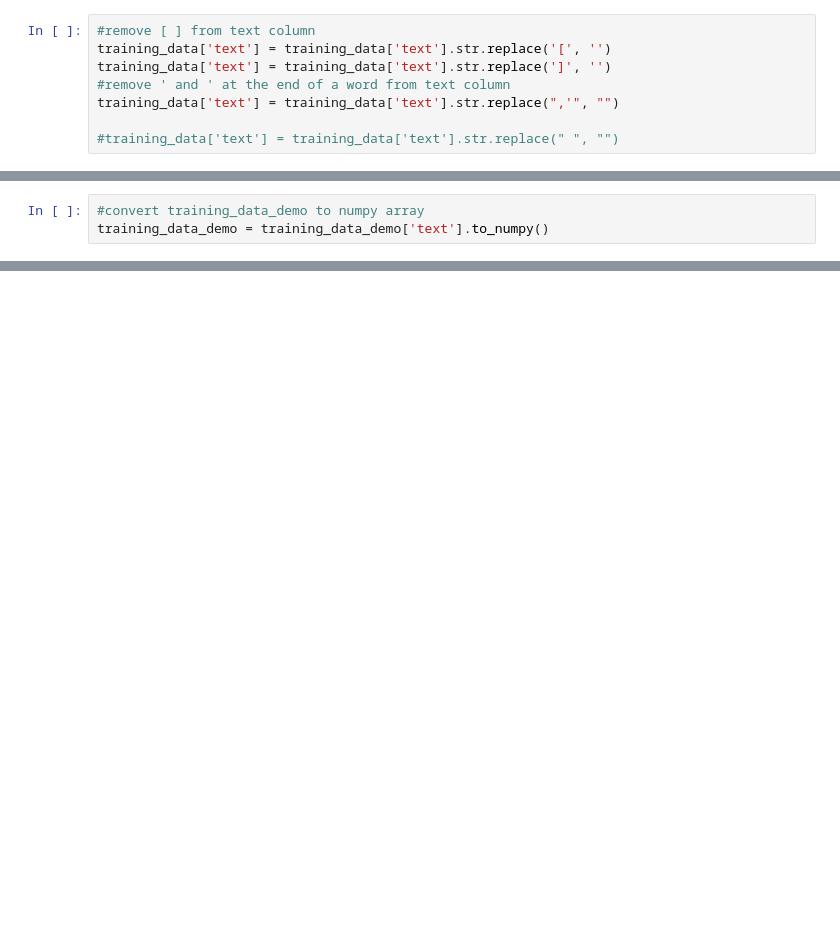
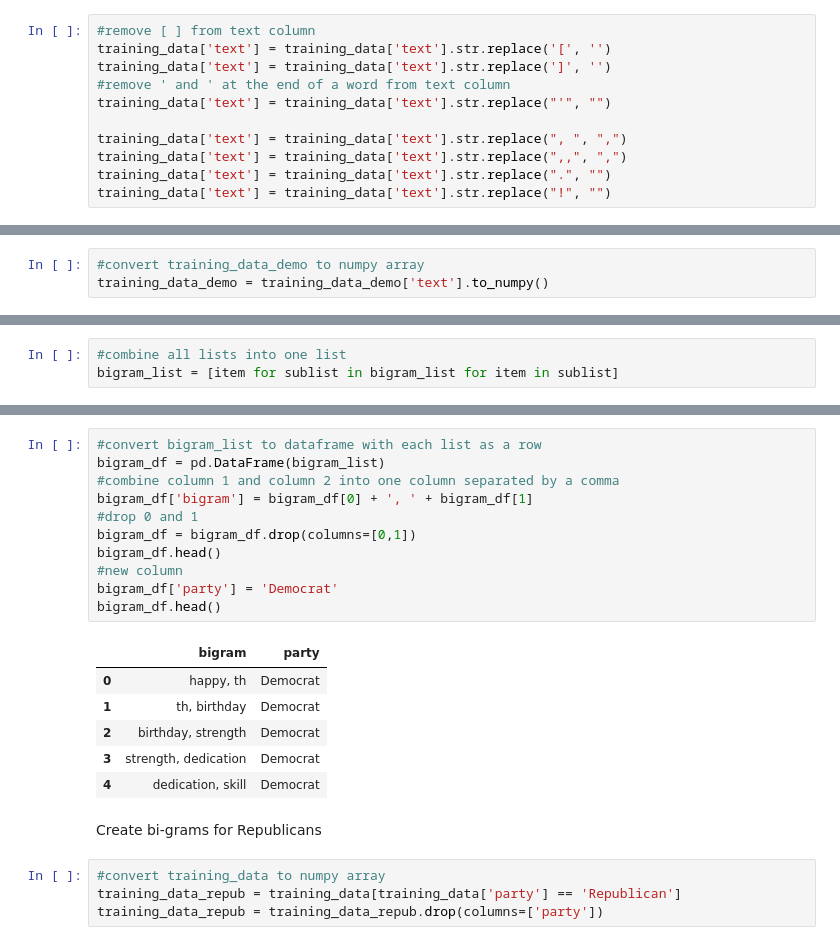
Before and after one commit to celisa/Political-Orientation-Classifier, a Jupyter notebook: 02_gen_mod/gen_mod_testing.ipynb, the cells around one changed output, grey strips where cells are left out. Saved outputs shown, nothing was run; the diff lists cells and outputs as text; blank space fills up the shorter version.

Commit message:
data cleaning for naive bayes p2

```diff
--- a/02_gen_mod/gen_mod_testing.ipynb
+++ b/02_gen_mod/gen_mod_testing.ipynb
@@ -14,8 +21,11 @@ training_data.head()
 training_data['text'] = training_data['text'].str.replace('[', '')
 training_data['text'] = training_data['text'].str.replace(']', '')
 #remove ' and ' at the end of a word from text column
-training_data['text'] = training_data['text'].str.replace(",'", "")
+training_data['text'] = training_data['text'].str.replace("'", "")
 
-#training_data['text'] = training_data['text'].str.replace(" ", "")
+training_data['text'] = training_data['text'].str.replace(", ", ",")
+training_data['text'] = training_data['text'].str.replace(",,", ",")
+training_data['text'] = training_data['text'].str.replace(".", "")
+training_data['text'] = training_data['text'].str.replace("!", "")
 # %%
 training_data.head()
@@ -56,0 +120,3 @@ bigram_list[0]
+# %%
+#combine all lists into one list
+bigram_list = [item for sublist in bigram_list for item in sublist]
@@ -56,0 +143,24 @@ bigram_list[0]
+# %%
+#convert bigram_list to dataframe with each list as a row
+bigram_df = pd.DataFrame(bigram_list)
+#combine column 1 and column 2 into one column separated by a comma
+bigram_df['bigram'] = bigram_df[0] + ', ' + bigram_df[1]
+#drop 0 and 1
+bigram_df = bigram_df.drop(columns=[0,1])
+bigram_df.head()
+#new column
+bigram_df['party'] = 'Democrat'
+bigram_df.head()
+# %% [output]
+|  | bigram | party |
+| 0 | happy, th | Democrat |
+| 1 | th, birthday | Democrat |
+| 2 | birthday, strength | Democrat |
+| 3 | strength, dedication | Democrat |
+| 4 | dedication, skill | Democrat |
+# %% [markdown]
+Create bi-grams for Republicans
+# %%
+#convert training_data to numpy array
+training_data_repub = training_data[training_data['party'] == 'Republican']
+training_data_repub = training_data_repub.drop(columns=['party'])
```
Also changed, not shown: parts of 20 cells of this notebook.
